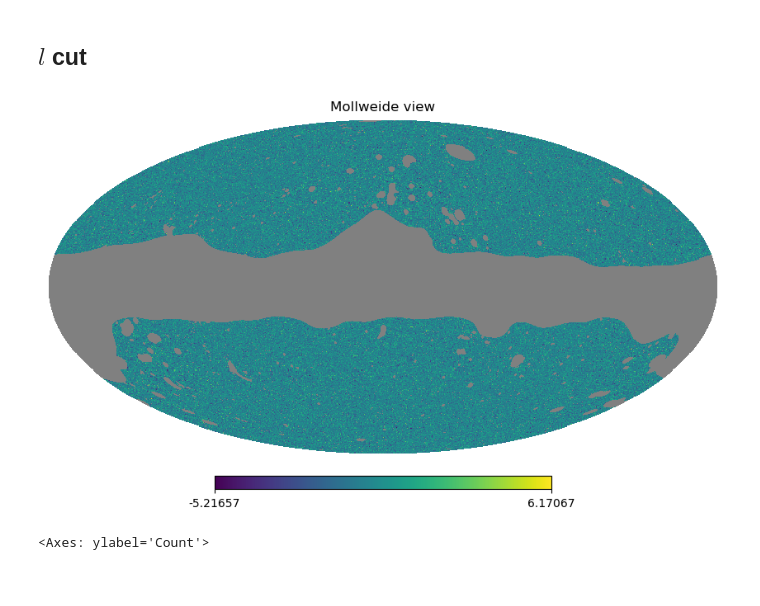
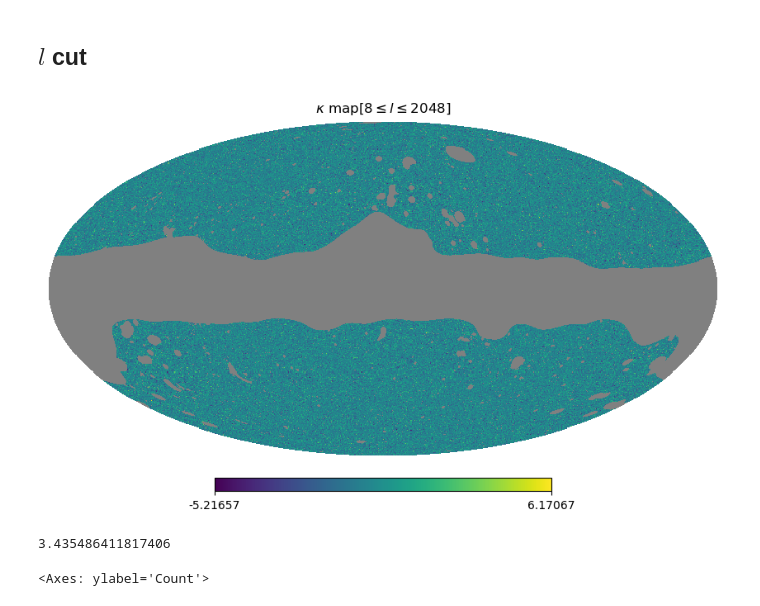
Before and after one commit to MeloDi-23/quasar-CMB-lensing-correlation, a Jupyter notebook: jupyter/read_planck.ipynb, the cells around one changed output. Cells and saved outputs as stored; diff of their text form; code cells hidden in the pictures.

```diff
--- a/jupyter/read_planck.ipynb
+++ b/jupyter/read_planck.ipynb
@@ -172,7 +170,7 @@ np.save('../catalogue/CMB_noise', [l_k, b_k, kappa_resample])
 # %%
 from astropy.io import fits
 # %%
-Nside = 2048
+Nside = 1024
 mask = hp.read_map('/uufs/chpc.utah.edu/common/home/astro/zheng/hd/data/Planck/mask/mask.fits')
 dat, lmax = hp.read_alm('/uufs/chpc.utah.edu/common/home/astro/zheng/hd/data/Planck/MV/dat_klm.fits', return_mmax=True)
 
@@ -183,13 +181,8 @@ image = hp.sphtfunc.alm2map(dat, nside=Nside)
 mask = hp.ud_grade(mask, Nside)
 image_masked = hp.ma(image)
 image_masked.mask = mask<=0.5
-
-theta, phi = hp.pix2ang(Nside, np.arange(len(image)))
-l_k = phi[np.logical_not(image_masked.mask)]
-b_k = np.pi/2 - theta[np.logical_not(image_masked.mask)]
-kappa = image[np.logical_not(image_masked.mask)]
-np.save('../catalogue/CMB_lcut_n_2048', [l_k, b_k, kappa])
-# %%
-hp.mollview(image_masked.filled())
-# %% [output]
-[figure, removed]
+# %%
+hp.mollview(image_masked.filled(), title='$\\kappa$ map[$8\\leq l\\leq 2048$]')
+plt.savefig('./fig/kappa_map')
+# %% [output]
+[figure, added]
@@ -196,3 +195,7 @@ hp.mollview(image_masked.filled())
+# %%
+hp.nside2resol(1024, arcmin=True)
+# %% [output]
+3.435486411817406
 # %%
 import seaborn as sns
 sns.histplot(kappa)
```
Also changed, not shown: parts of 14 cells of this notebook, 41 other files.
